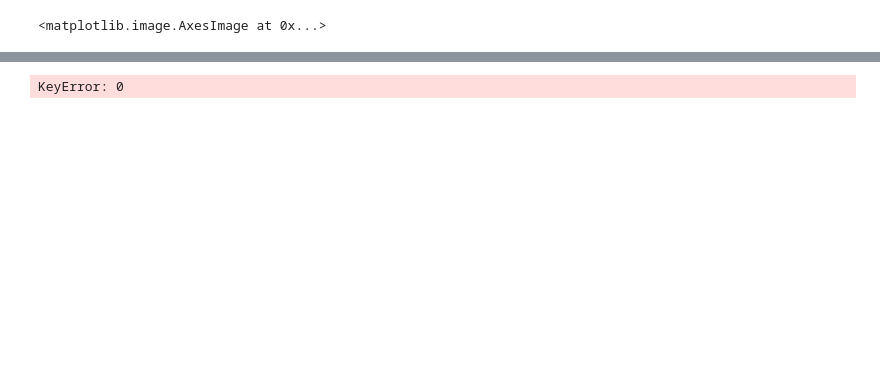
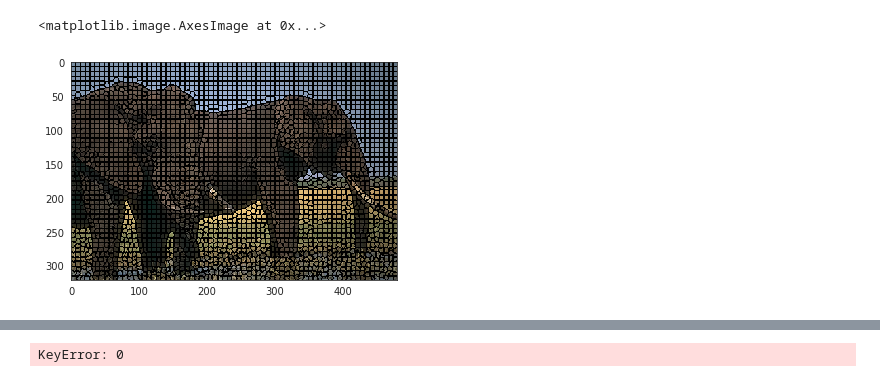
Before and after one commit to CVMethods/gabor_color_image_segmentation, a Jupyter notebook: jupyter-notebooks/chameleon_graph_segmentation.ipynb, the cells around one changed output, grey strips where cells are left out. Saved outputs shown, nothing was run; the diff lists cells and outputs as text; code cells hidden in the pictures; blank space fills up the shorter version.

```diff
--- a/jupyter-notebooks/chameleon_graph_segmentation.ipynb
+++ b/jupyter-notebooks/chameleon_graph_segmentation.ipynb
@@ -52,16 +51,17 @@ plt.imshow(img)
 # %%
 # Read superpixels
-n_slic = 500 * 5
+n_slic = 500 * 7
 hdf5_indir_spix = Path('../../data/hdf5_datasets/' + str(num_imgs) + 'images/' + 'superpixels/' + str(n_slic) + '_slic')
 superpixels_file = h5py.File(hdf5_indir_spix / "Berkeley_superpixels.h5", "r+")
 superpixels_vectors = superpixels_file["superpixels"][test_indices][img_index]
 
 regions_slic = superpixels_vectors.reshape(rows, cols)
 superpixels = segmentation.mark_boundaries(img, regions_slic, color=(0, 0, 0), mode='thick')
 superpixels = np.array(superpixels * 255, np.uint8)
 plt.imshow(superpixels)
 # %% [output]
 <matplotlib.image.AxesImage at 0x...>
+[figure, added]
 # %%
 # Generating superpixels graph
 graph_type = 'rag'
```
Also changed, not shown: parts of 14 cells of this notebook, 1 other file.
